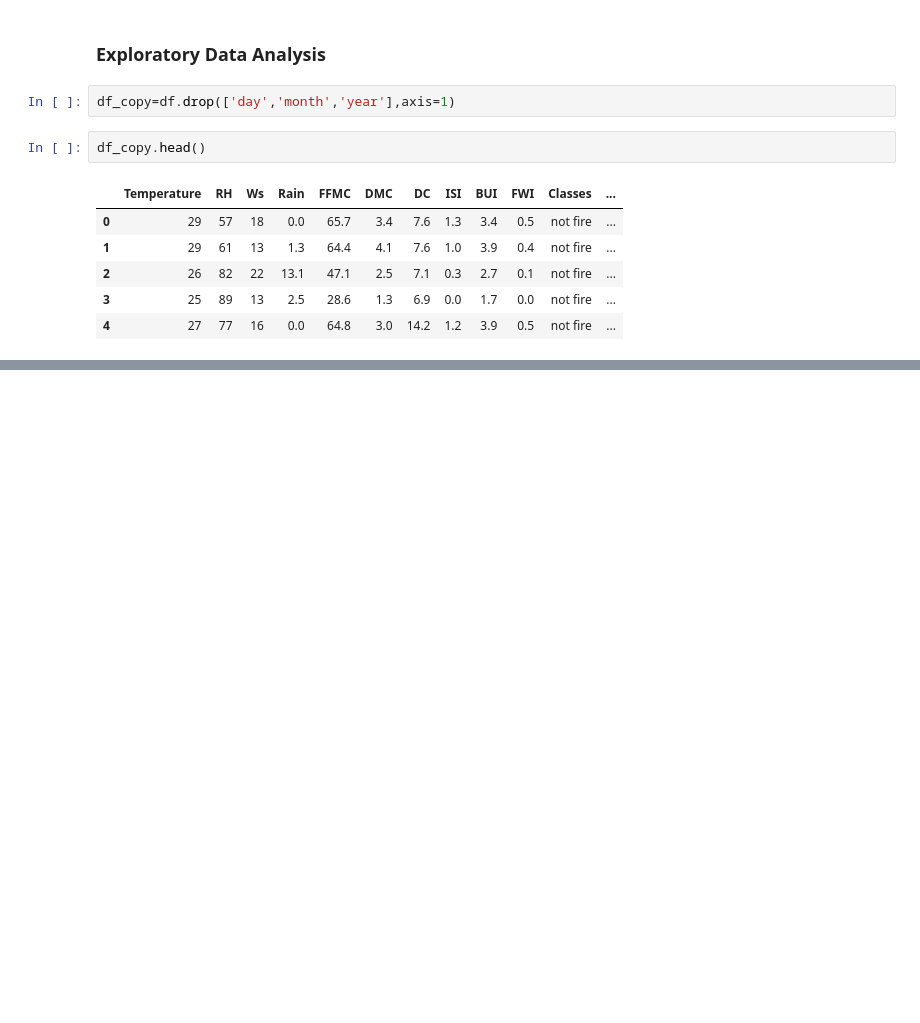
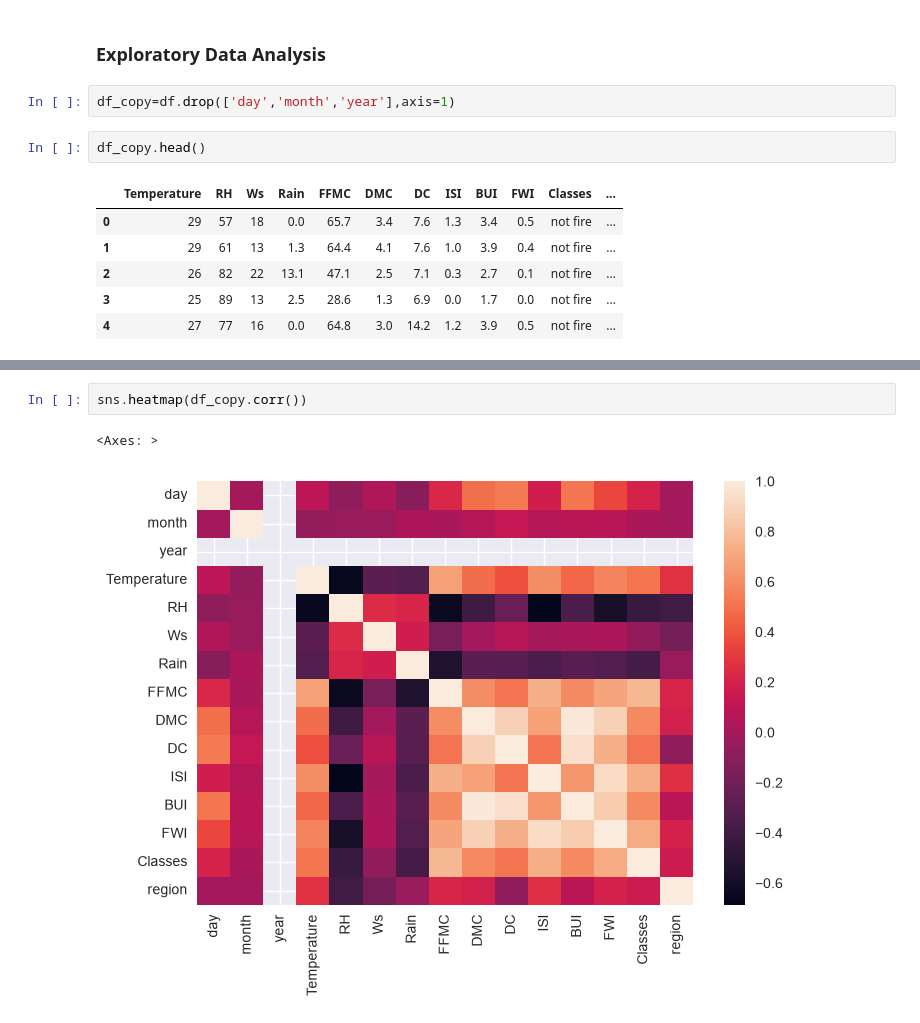
Before and after one commit to shaubhagya-khanal/machine-learning, a Jupyter notebook: ridgeandlasso.ipynb, the cells around one changed output, grey strips where cells are left out. Saved outputs shown, nothing was run; the diff lists cells and outputs as text; blank space fills up the shorter version.

```diff
--- a/ridgeandlasso.ipynb
+++ b/ridgeandlasso.ipynb
@@ -260,0 +386,5 @@ df_copy.head()
+# %%
+sns.heatmap(df_copy.corr())
+# %% [output]
+<Axes: >
+[figure, added]
```
Also changed, not shown: parts of 20 cells of this notebook, 1 other file.
